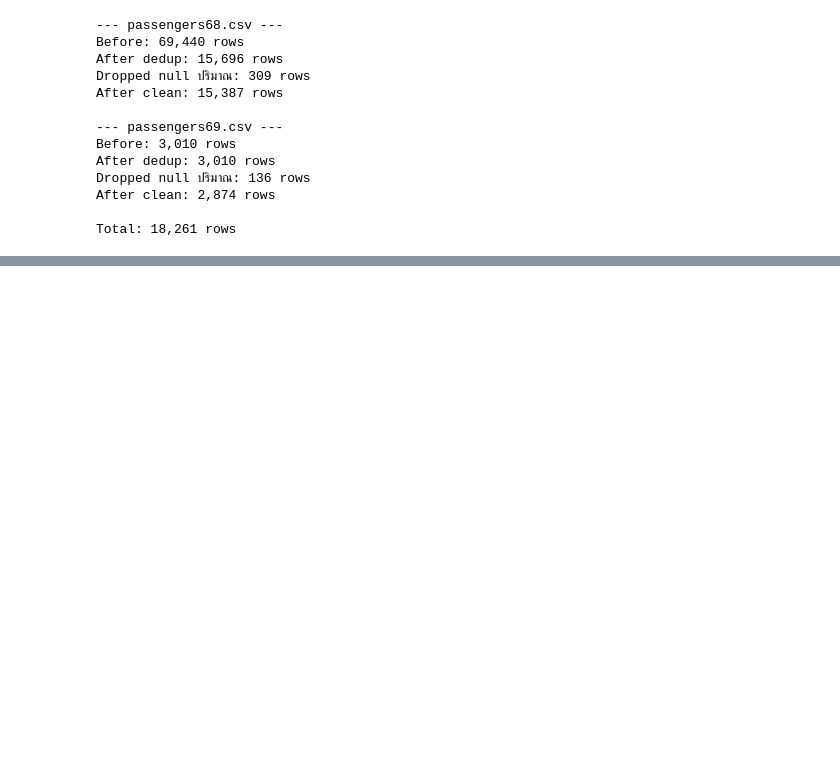
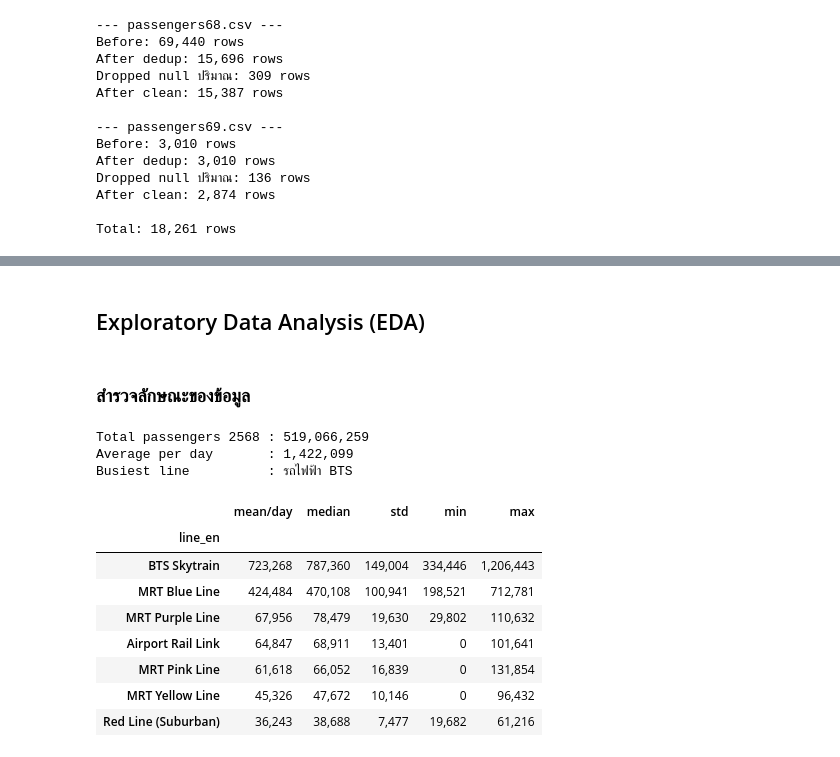
Before and after one commit to Kongbeng-21/SuperAi, a Jupyter notebook: Week1.ipynb, the cells around one changed output, grey strips where cells are left out. Saved outputs shown, nothing was run; the diff lists cells and outputs as text; code cells hidden in the pictures; blank space fills up the shorter version.

```diff
--- a/Week1.ipynb
+++ b/Week1.ipynb
@@ -259,3 +262,56 @@ Vehicle types: 43
 | 2 | ทางถนน | การเดินทางระหว่างจังหวัด | ส่วนบุคคล | ทล. | รถยนต์เฉพาะ 4 ล้อ (10 จุดสำรวจ) | 2025-01-01 | คัน | 877943.0 | ... |
 | 3 | ทางถนน | การเดินทางระหว่างจังหวัด | ส่วนบุคคล | ทล. | รถยนต์ทุกประเภท (10 จุดสำรวจ) | 2025-01-01 | คัน | 932642.0 | ... |
 | 4 | ทางถนน | การเดินทางระหว่างจังหวัด | ส่วนบุคคล | กทพ. | รถยนต์เฉพาะ 4 ล้อ (ทางด่วน) | 2025-01-01 | คัน | 1364992.0 | ... |
+# %% [markdown]
+## Exploratory Data Analysis (EDA)
+# %% [markdown]
+### สำรวจลักษณะของข้อมูล
+# %%
+rail_vehicles = [
+    'รถไฟฟ้า BTS', 'รถไฟฟ้าสายสีน้ำเงิน', 'รถไฟฟ้าสายสีม่วง',
+    'รถไฟฟ้าสายสีเหลือง', 'รถไฟฟ้าสายสีชมพู', 'รถไฟฟ้า ARL', 'รถไฟฟ้าสายสีแดง'
+]
+colors = ['#1f77b4','#ff7f0e','#2ca02c','#d62728','#9467bd','#8c564b','#e377c2']
+
+# แปลงชื่อเป็นอังกฤษไว้ใช้ตอนplot
+line_name_en = {
+    'รถไฟฟ้า BTS':        'BTS Skytrain',
+    'รถไฟฟ้าสายสีน้ำเงิน': 'MRT Blue Line',
+    'รถไฟฟ้าสายสีม่วง':   'MRT Purple Line',
+    'รถไฟฟ้าสายสีเหลือง': 'MRT Yellow Line',
+    'รถไฟฟ้าสายสีชมพู':   'MRT Pink Line',
+    'รถไฟฟ้า ARL':        'Airport Rail Link',
+    'รถไฟฟ้าสายสีแดง':    'Red Line (Suburban)'
+}
+
+rail68 = df68[df68['ยานพาหนะ/ท่า'].isin(rail_vehicles)].copy()
+rail68['line_en'] = rail68['ยานพาหนะ/ท่า'].map(line_name_en)
+
+# KPI รวมทั้งปี
+total      = rail68['ปริมาณ'].sum()
+avg_day    = rail68.groupby('วันที่')['ปริมาณ'].sum().mean()
+top_line   = rail68.groupby('ยานพาหนะ/ท่า')['ปริมาณ'].sum().idxmax()
+
+print(f'Total passengers 2568 : {total:,.0f}')
+print(f'Average per day       : {avg_day:,.0f}')
+print(f'Busiest line          : {top_line}')
+# %% [output]
+Total passengers 2568 : 519,066,259
+Average per day       : 1,422,099
+Busiest line          : รถไฟฟ้า BTS
+# %%
+# สถิติแยกตามสาย
+stats = rail68.groupby('line_en')['ปริมาณ'].agg(['mean','median','std','min','max'])
+stats.columns = ['mean/day', 'median', 'std', 'min', 'max']
+stats = stats.sort_values('mean/day', ascending=False)
+display(stats.style.format('{:,.0f}'))
+# %% [output]
+|  | mean/day | median | std | min | max |
+| line_en |  |  |  |  |  |
+| BTS Skytrain | 723,268 | 787,360 | 149,004 | 334,446 | 1,206,443 |
+| MRT Blue Line | 424,484 | 470,108 | 100,941 | 198,521 | 712,781 |
+| MRT Purple Line | 67,956 | 78,479 | 19,630 | 29,802 | 110,632 |
+| Airport Rail Link | 64,847 | 68,911 | 13,401 | 0 | 101,641 |
+| MRT Pink Line | 61,618 | 66,052 | 16,839 | 0 | 131,854 |
+| MRT Yellow Line | 45,326 | 47,672 | 10,146 | 0 | 96,432 |
+| Red Line (Suburban) | 36,243 | 38,688 | 7,477 | 19,682 | 61,216 |
```
Also changed, not shown: parts of 16 cells of this notebook.
